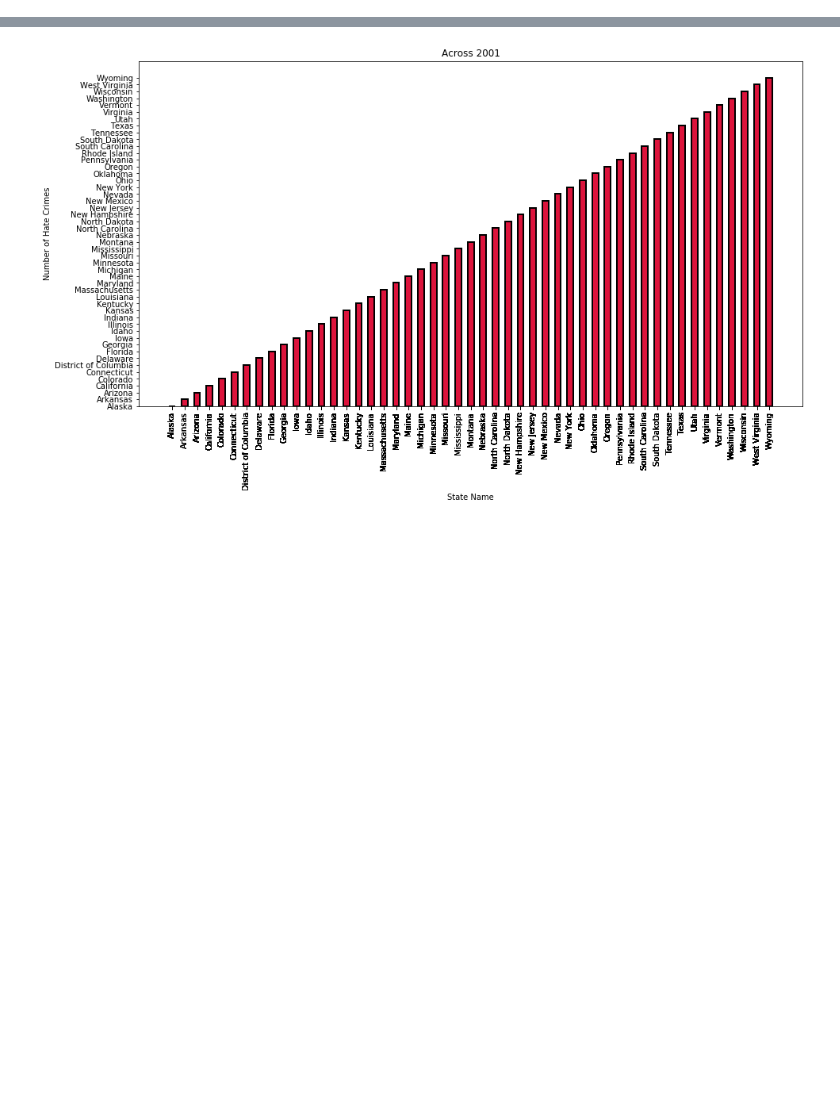
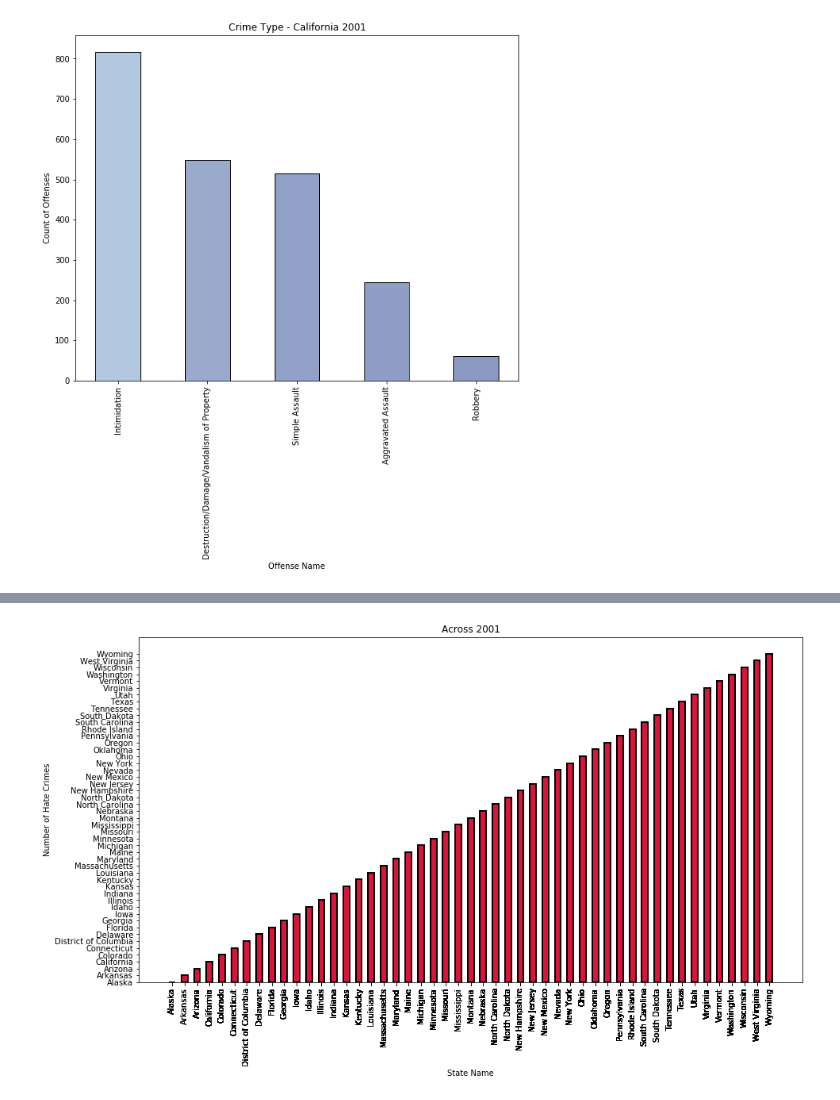
Before and after one commit to C-Johnson83/Group3, a Jupyter notebook: Project code/crime_data.ipynb, the cells around one changed output, grey strips where cells are left out. Saved outputs shown, nothing was run; the diff lists cells and outputs as text; code cells hidden in the pictures; blank space fills up the shorter version.

```diff
--- a/Project code/crime_data.ipynb
+++ b/Project code/crime_data.ipynb
@@ -8,0 +32,6 @@ crime_data_df = pd.read_csv("../Resources/hate_crime.csv", low_memory=False)
+# %%
+peak_year = clean_crime[clean_crime['DATA_YEAR'] == 2001]
+max_state = peak_year[peak_year['STATE_NAME'] == "California"]
+months = max_state['INCIDENT_DATE'].str.split("-", n = 2, expand = True)
+offenses = max_state['OFFENSE_NAME'].value_counts().nlargest(5)
+offenses
@@ -86,0 +127,17 @@ plt.show()
+# %%
+# changing it to be top 5
+
+x = offenses.index.values
+y = offenses.values
+
+plt.figure(figsize=(10, 8))
+
+plt.bar(x, y, align='center', color= cmap(year_counts.values/year_counts.values.max()), edgecolor = "black", width = .5, linewidth = 1)
+
+plt.title("Crime Type - California 2001")
+plt.xlabel('Offense Name')
+plt.ylabel('Count of Offenses')
+plt.xticks(x, rotation='vertical')
+plt.show()
+# %% [output]
+[figure, added]
```
Also changed, not shown: parts of 23 cells of this notebook.
